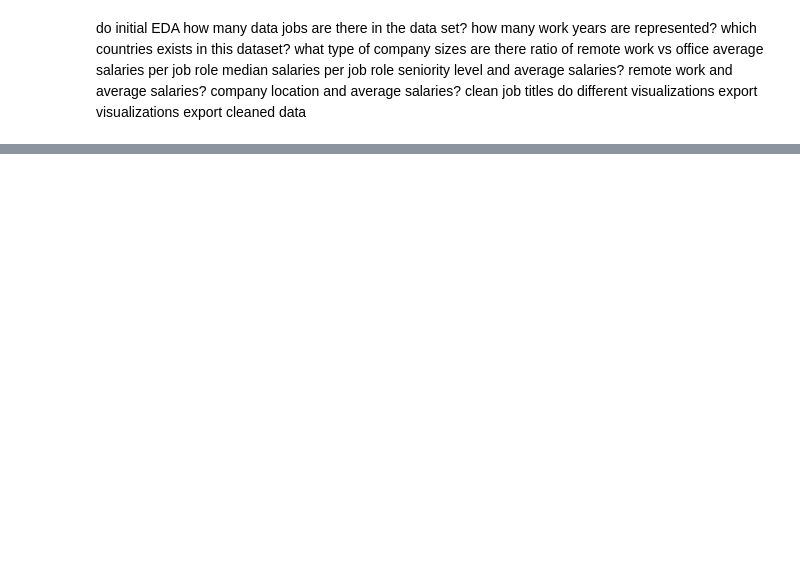
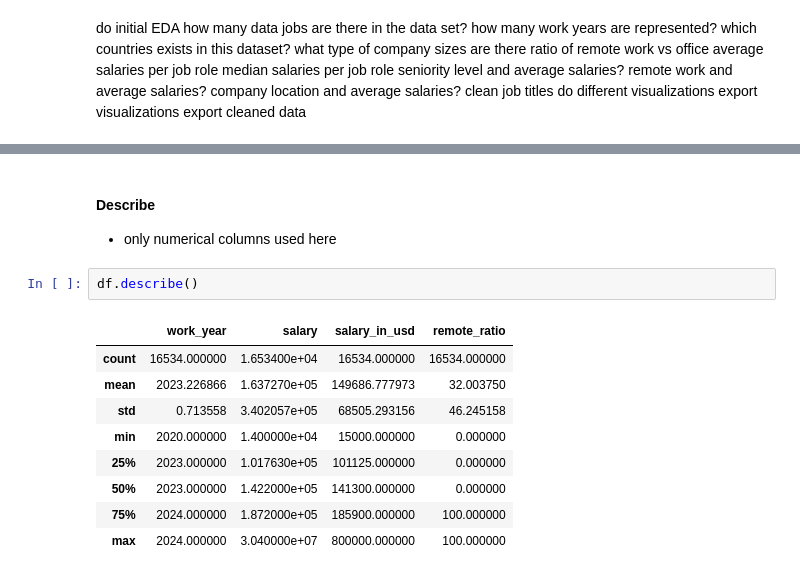
Before and after one commit to cactus-commits/data_visualisation, a Jupyter notebook: analysis.ipynb, the cells around one changed output, grey strips where cells are left out. Saved outputs shown, nothing was run; the diff lists cells and outputs as text; blank space fills up the shorter version.

```diff
--- a/analysis.ipynb
+++ b/analysis.ipynb
@@ -26,0 +68,15 @@ ModuleNotFoundError: No module named 'pandas'
+# %% [markdown]
+#### Describe
+- only numerical columns used here
+# %%
+df.describe()
+# %% [output]
+|  | work_year | salary | salary_in_usd | remote_ratio |
+| count | 16534.000000 | 1.653400e+04 | 16534.000000 | 16534.000000 |
+| mean | 2023.226866 | 1.637270e+05 | 149686.777973 | 32.003750 |
+| std | 0.713558 | 3.402057e+05 | 68505.293156 | 46.245158 |
+| min | 2020.000000 | 1.400000e+04 | 15000.000000 | 0.000000 |
+| 25% | 2023.000000 | 1.017630e+05 | 101125.000000 | 0.000000 |
+| 50% | 2023.000000 | 1.422000e+05 | 141300.000000 | 0.000000 |
+| 75% | 2024.000000 | 1.872000e+05 | 185900.000000 | 100.000000 |
+| max | 2024.000000 | 3.040000e+07 | 800000.000000 | 100.000000 |
```
Also changed, not shown: parts of 24 cells of this notebook, 3 other files.
